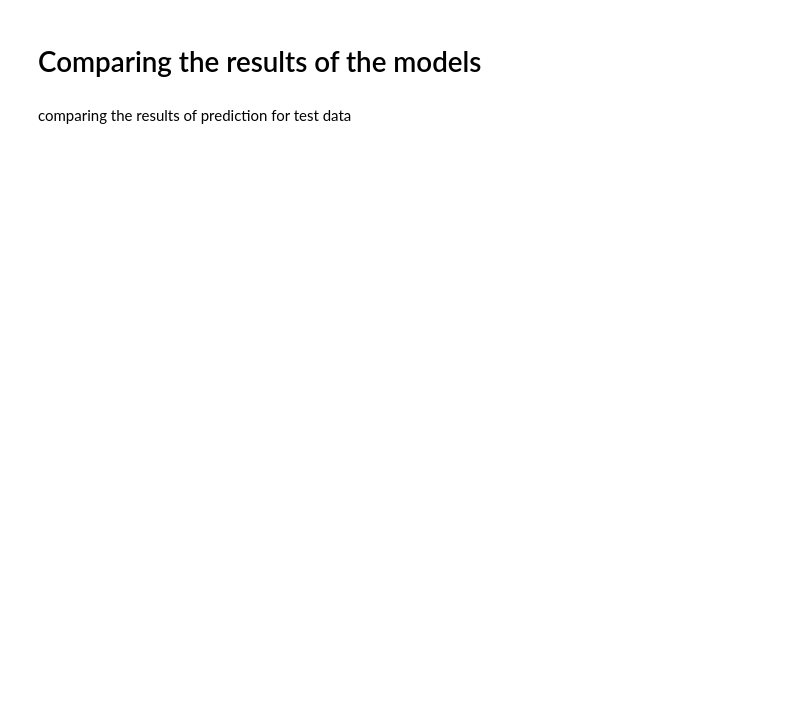
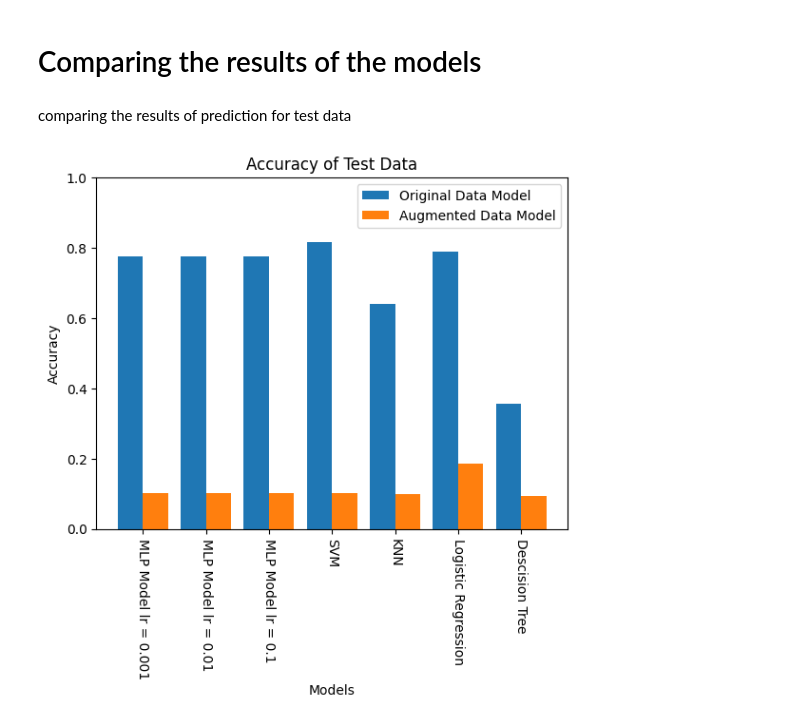
Before and after one commit to saicharan2603/ClassificationModel, a Jupyter notebook: Assignment_1/Results.ipynb, the cells around one changed output. Saved outputs shown, nothing was run; the diff lists cells and outputs as text; code cells hidden in the pictures; blank space fills up the shorter version.

```diff
--- a/Assignment_1/Results.ipynb
+++ b/Assignment_1/Results.ipynb
@@ -34,3 +64,10 @@ data = Data()
+# %%
+# uncomment the below two lines to generate the feature vector and load the data
+# from Utils.GetData import Data
+# data = Data()
+
+# otherwise, use the below code to unpickle the pickled feature vector data
+data = pickle.load(open('data.pkl', 'rb'))
 # %% [markdown]
 ## UnPickling the model
 # %% [markdown]
@@ -80,8 +135,8 @@ plt.show()
 # %%
 from sklearn import metrics
-y_pred = mlp_model.predict(data.x_test)
+y_pred = mlp_model_lr0_001.predict(data.x_test)
 
-acc_mlp_train = metrics.accuracy_score(data.y_train_raw, mlp_model.predict(data.x_train))
+acc_mlp_train = metrics.accuracy_score(data.y_train_raw, mlp_model_lr0_001.predict(data.x_train))
 acc_mlp_test = metrics.accuracy_score(data.y_test_raw, y_pred)
 
 print("Train set Accuracy: ", acc_mlp_train)
@@ -92,7 +147,7 @@ Test set Accuracy:  0.7763
 # %%
-y_pred_aug = mlp_model_aug.predict(data.x_test_aug)
+y_pred_aug = mlp_model_aug_lr0_001.predict(data.x_test_aug)
 
-acc_mlp_train_aug = metrics.accuracy_score(data.y_train_raw_aug, mlp_model_aug.predict(data.x_train_aug))
+acc_mlp_train_aug = metrics.accuracy_score(data.y_train_raw_aug, mlp_model_aug_lr0_001.predict(data.x_train_aug))
 acc_mlp_test_aug = metrics.accuracy_score(data.y_test_raw, y_pred_aug)
 
 print("Augmented Train set Accuracy: ", acc_mlp_train_aug)
@@ -102,0 +184,17 @@ Augmented Test set Accuracy:  0.1008
+# %%
+from sklearn import metrics
+y_pred = mlp_model_lr0_001.predict(data.x_test)
+
+acc_mlp_train2 = metrics.accuracy_score(data.y_train_raw, mlp_model_lr0_1.predict(data.x_train))
+acc_mlp_test2 = metrics.accuracy_score(data.y_test_raw, y_pred)
+
+print("Train set Accuracy: ", acc_mlp_train2)
+print("Test set Accuracy: ", acc_mlp_test2)
+
+y_pred_aug = mlp_model_aug_lr0_001.predict(data.x_test_aug)
+
+acc_mlp_train_aug2 = metrics.accuracy_score(data.y_train_raw_aug, mlp_model_aug_lr0_1.predict(data.x_train_aug))
+acc_mlp_test_aug2 = metrics.accuracy_score(data.y_test_raw, y_pred_aug)
+
+print("Augmented Train set Accuracy: ", acc_mlp_train_aug2)
+print("Augmented Test set Accuracy: ", acc_mlp_test_aug2)
@@ -182,19 +313,22 @@ print("Augmented Test set Accuracy: ", acc_dtc_test_aug)
 # %% [markdown]
 comparing the results of prediction for test data
 # %%
-x_label = ['MLP Model', 'SVM', 'KNN', 'Logistic Regression', 'Descision Tree']
-x_org = [acc_mlp_test, acc_svm_test, acc_knn_test, acc_logistic_test, acc_dtc_test]
-x_aug = [acc_mlp_test_aug, acc_svm_test_aug, acc_knn_test_aug, acc_logistic_test_aug, acc_dtc_test_aug]
+x_label = ['MLP Model lr = 0.001','MLP Model lr = 0.01','MLP Model lr = 0.1', 'SVM', 'KNN', 'Logistic Regression', 'Descision Tree']
+x_org = [acc_mlp_test, acc_mlp_test1, acc_mlp_test2, acc_svm_test, acc_knn_test, acc_logistic_test, acc_dtc_test]
+x_aug = [acc_mlp_test_aug, acc_mlp_test_aug1, acc_mlp_test_aug2, acc_svm_test_aug, acc_knn_test_aug, acc_logistic_test_aug, acc_dtc_test_aug]
+
 
 x = np.arange(len(x_org))
 
-plt.bar(x - 0.2, x_org, 0.4, label = 'Original Data')
-plt.bar(x + 0.2, x_aug, 0.4, label = 'Augmented Data')
-plt.xticks(x, x_label)
+plt.bar(x - 0.2, x_org, 0.4, label = 'Original Data Model')
+plt.bar(x + 0.2, x_aug, 0.4, label = 'Augmented Data Model')
+plt.xticks(x, x_label, rotation = -90)
 plt.xlabel("Models")
 plt.ylabel("Accuracy")
 plt.title("Accuracy of Test Data")
 plt.ylim(0, 1)
 plt.legend()
 plt.show()
+# %% [output]
+[figure, added]
 # %%
```
Also changed, not shown: parts of 23 cells of this notebook, 24 other files.
